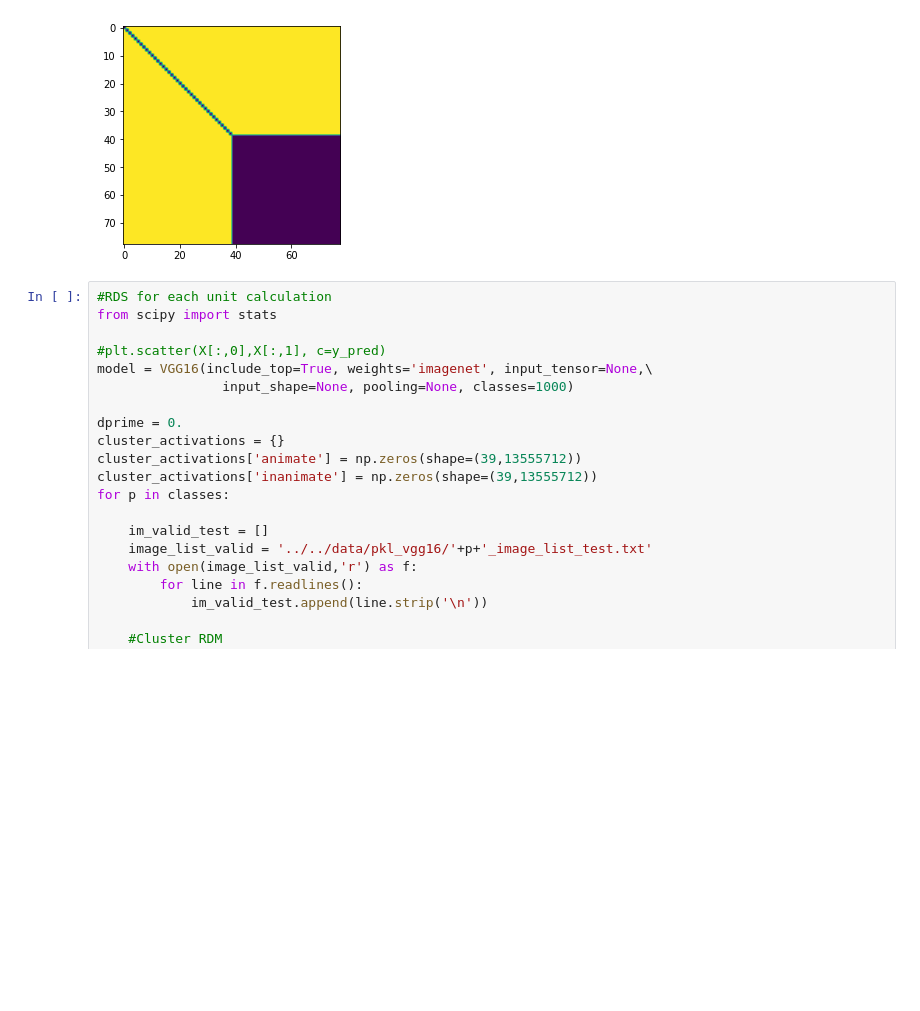
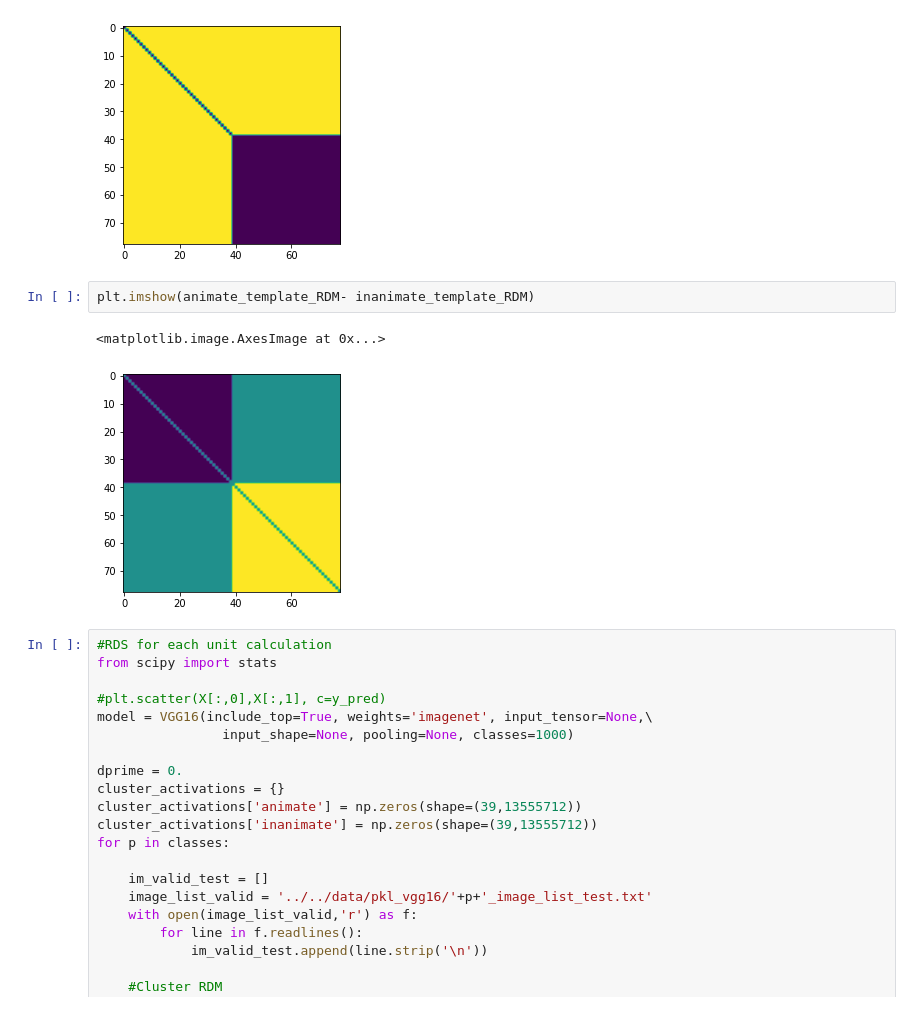
Before and after one commit to SNaGLab/Cognitive-Parcellation, a Jupyter notebook: code/models/vgg16_lesion.ipynb, the cells around one changed output. Saved outputs shown, nothing was run; the diff lists cells and outputs as text; blank space fills up the shorter version.

```diff
--- a/code/models/vgg16_lesion.ipynb
+++ b/code/models/vgg16_lesion.ipynb
@@ -1958,6 +2137,11 @@ plt.imshow(inanimate_template_RDM)
 # %% [output]
 <matplotlib.image.AxesImage at 0x...>
 [figure]
+# %%
+plt.imshow(animate_template_RDM- inanimate_template_RDM)
+# %% [output]
+<matplotlib.image.AxesImage at 0x...>
+[figure, added]
 # %%
 #RDS for each unit calculation
 from scipy import stats
```
Also changed, not shown: parts of 9 cells of this notebook, 1 other file.
